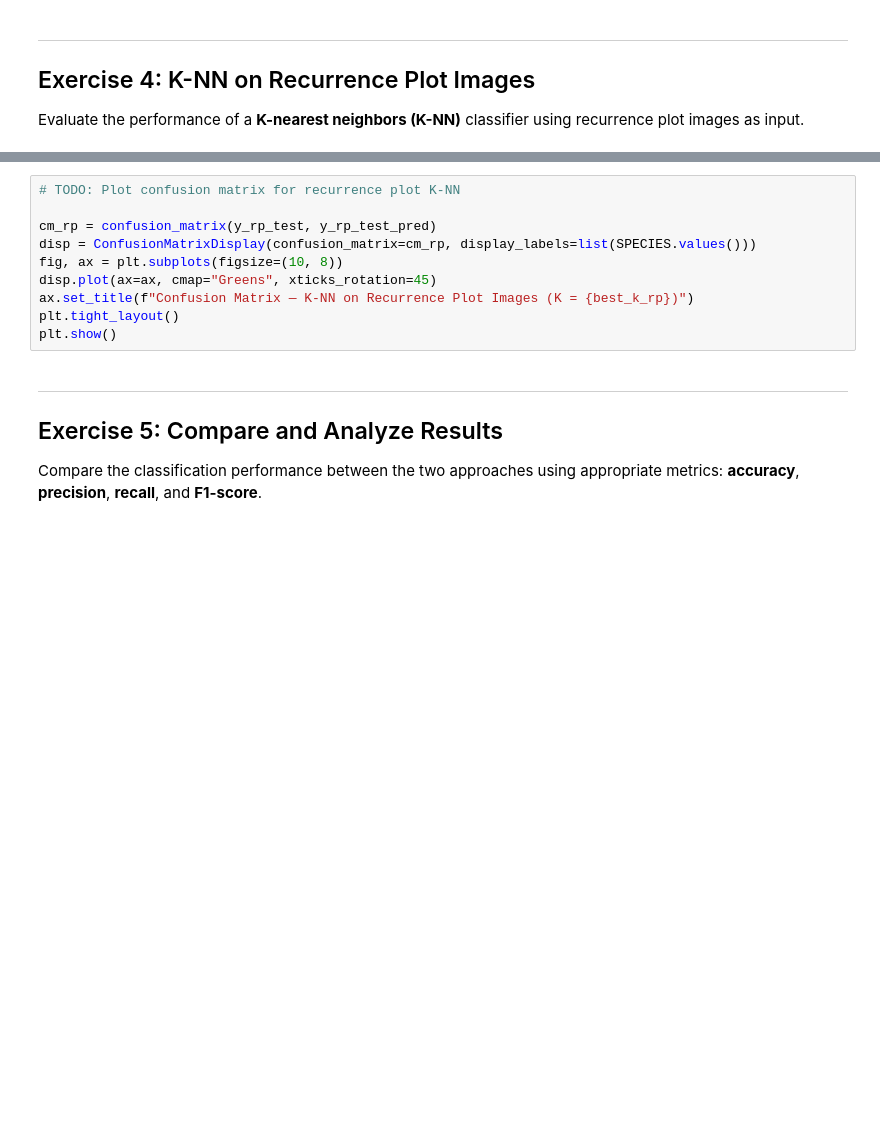
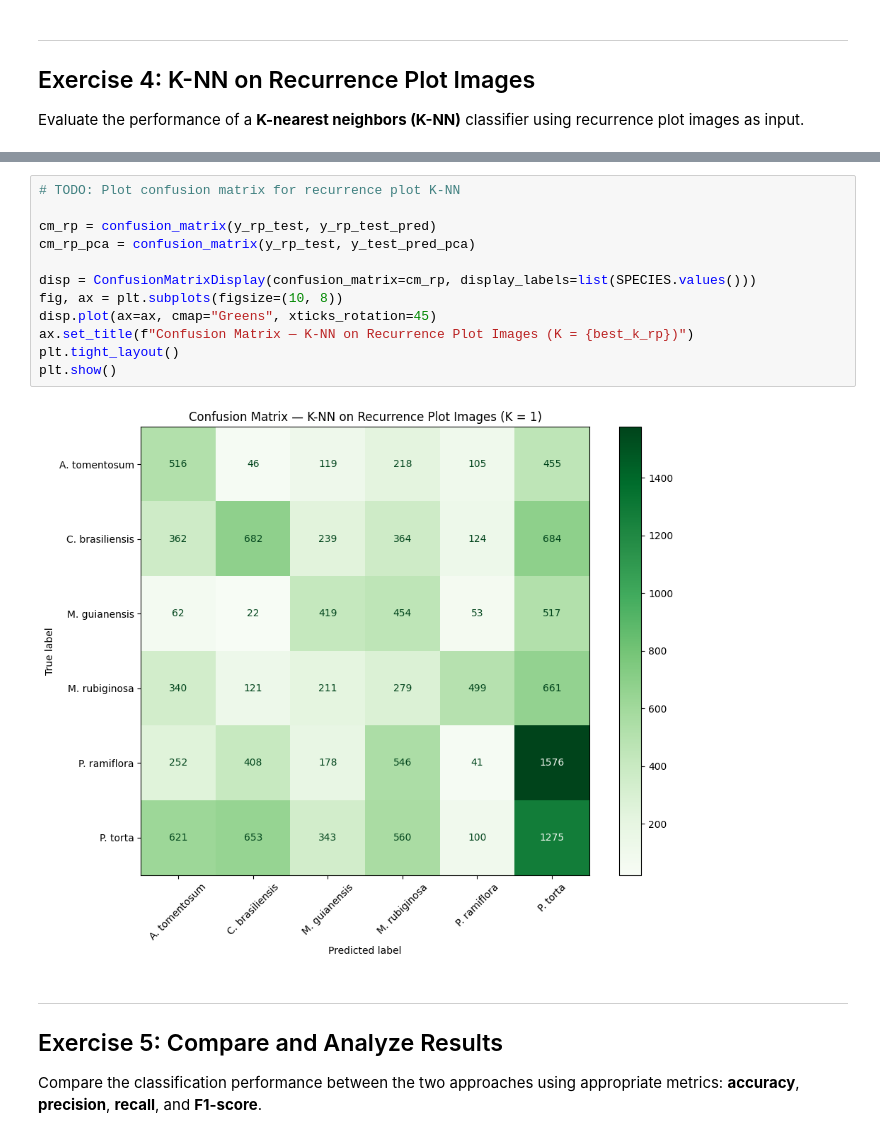
Before and after one commit to Gorkem345/Pixel-wise-Image-Classification-based-on-Time-Series-Image-Representations, a Jupyter notebook: case_notebook_with_data.ipynb, the cells around one changed output, grey strips where cells are left out. Cells and saved outputs as stored; diff of their text form; blank space fills up the shorter version.

```diff
--- a/case_notebook_with_data.ipynb
+++ b/case_notebook_with_data.ipynb
@@ -979,13 +1178,17 @@ print(classification_report(y_rp_test, y_rp_test_pred, target_names=list(SPECIES
 # %%
 # TODO: Plot confusion matrix for recurrence plot K-NN
 
 cm_rp = confusion_matrix(y_rp_test, y_rp_test_pred)
+cm_rp_pca = confusion_matrix(y_rp_test, y_test_pred_pca)
+
 disp = ConfusionMatrixDisplay(confusion_matrix=cm_rp, display_labels=list(SPECIES.values()))
 fig, ax = plt.subplots(figsize=(10, 8))
 disp.plot(ax=ax, cmap="Greens", xticks_rotation=45)
 ax.set_title(f"Confusion Matrix — K-NN on Recurrence Plot Images (K = {best_k_rp})")
 plt.tight_layout()
 plt.show()
+# %% [output]
+[figure, added]
 # %% [markdown]
 ---
 ## Exercise 5: Compare and Analyze Results
```
Also changed, not shown: parts of 19 cells of this notebook.
